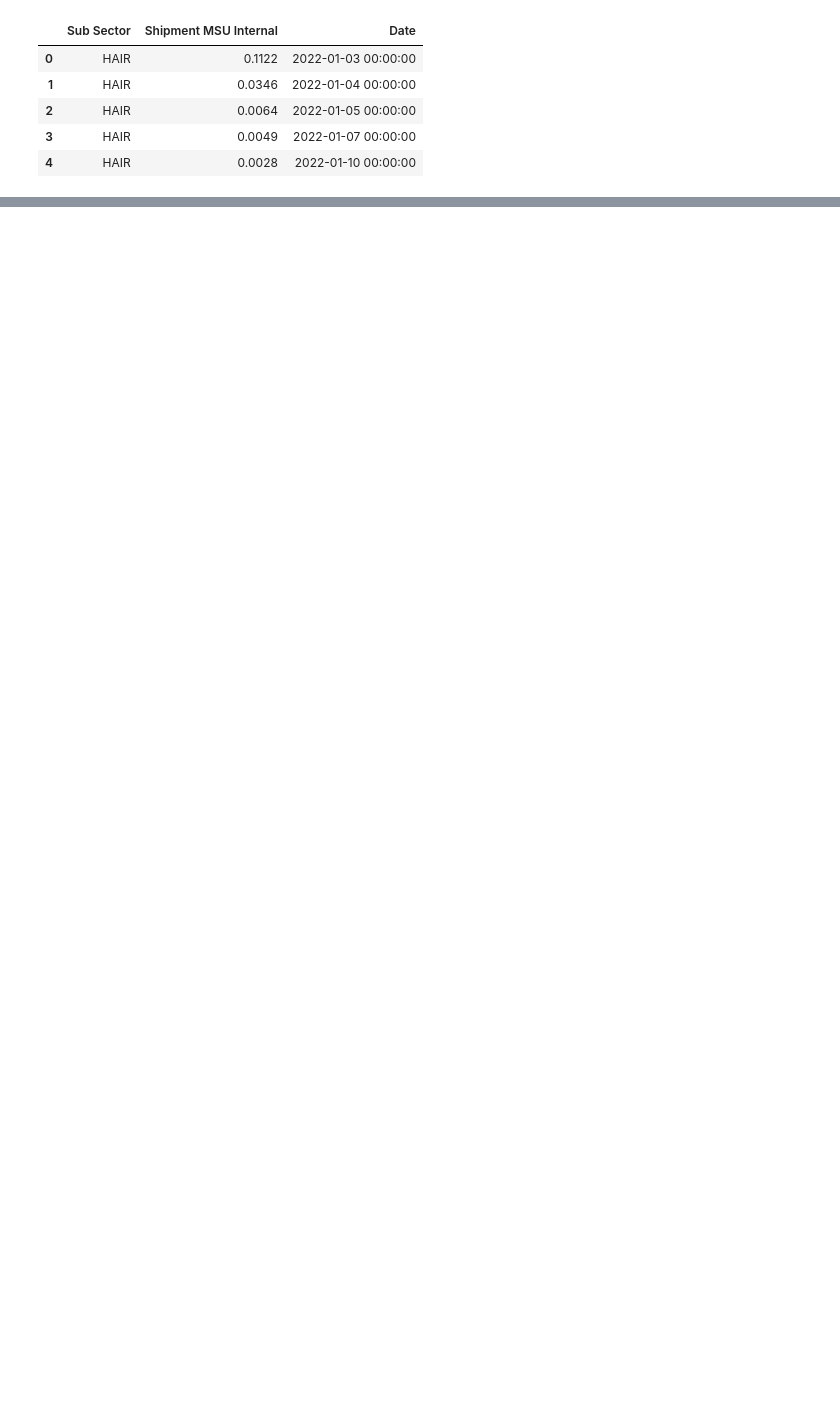
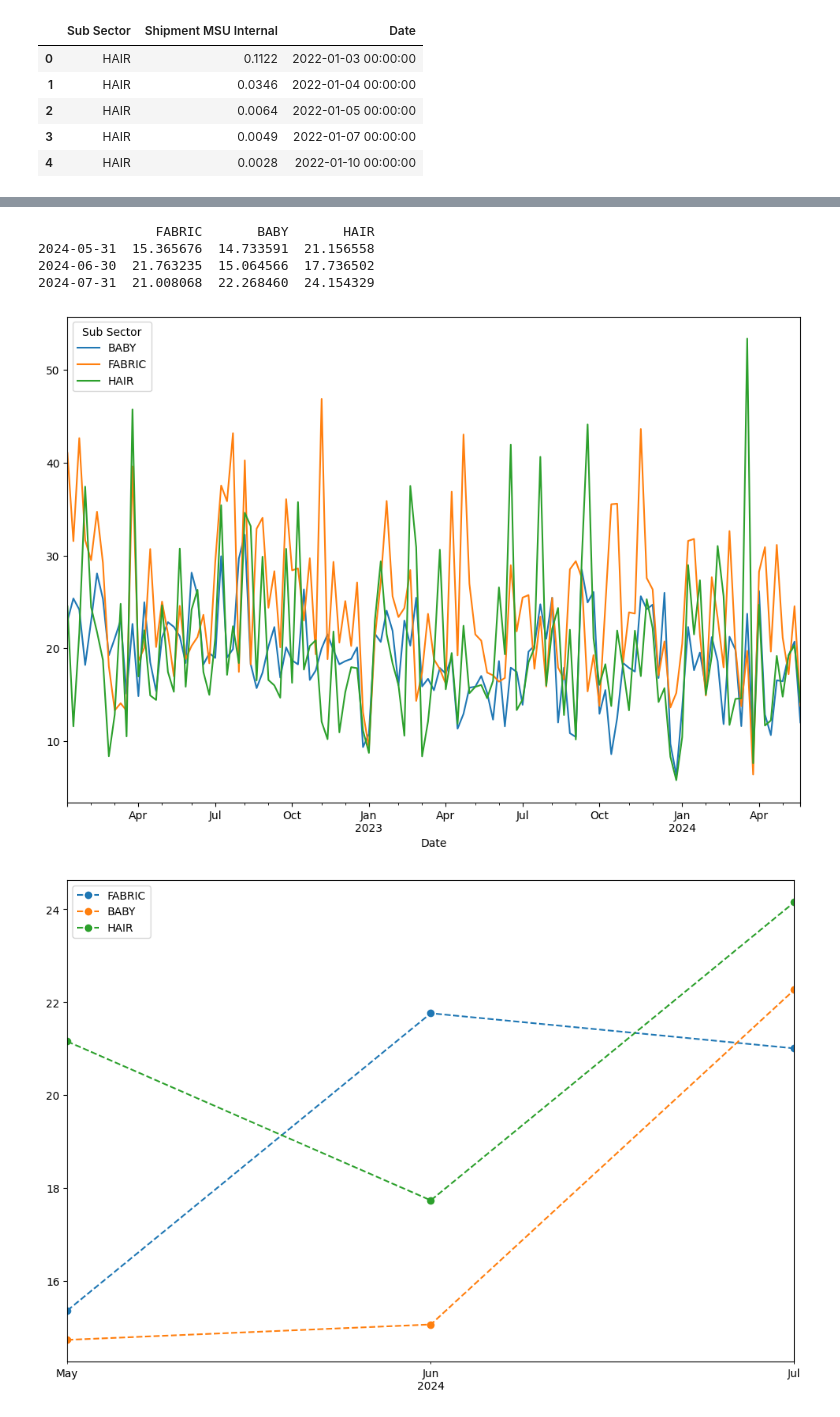
Before and after one commit to piarocket/Project, a Jupyter notebook: Vol_Forecasting_multi.ipynb, the cells around one changed output, grey strips where cells are left out. Drawn from its saved outputs; the diff is of its cells as text; code cells hidden in the pictures; blank space fills up the shorter version.

```diff
--- a/Vol_Forecasting_multi.ipynb
+++ b/Vol_Forecasting_multi.ipynb
@@ -125,0 +56,7 @@ plt.show()
+# %%
+
+# Pivot the DataFrame
+df = df.pivot_table(index='Date', columns='Sub Sector', values='Shipment MSU Internal', aggfunc='sum')
+# Fill NaN values with 0
+df= df.fillna(0)
+print(df)
@@ -125,0 +79,4 @@ plt.show()
+# %%
+df = df.resample('W').sum()
+
+print(df)
@@ -125,0 +101,43 @@ plt.show()
+# %%
+import pandas as pd
+from prophet import Prophet
+import matplotlib.pyplot as plt
+
+# Drop rows with missing values in the 'Date' column
+df.dropna(subset=['Date'], inplace=True)
+
+# Define the hierarchy based on the individual subgroups
+hierarchy = {'FABRIC': ['FABRIC'], 'BABY': ['BABY'], 'HAIR': ['HAIR']}
+
+# Prepare the data
+y = df.set_index('Date')
+
+# Perform hierarchical time series forecasting
+forecast = pd.DataFrame()
+
+for group, subgroups in hierarchy.items():
+    group_data = y[subgroups].reset_index()
+    group_data.columns = ['ds', 'y']
+
+    model = Prophet()
+    model.fit(group_data)
+
+    future = model.make_future_dataframe(periods=3, freq='M')
+    group_forecast = model.predict(future)
+
+    forecast[group] = group_forecast['yhat'].tail(3)
+
+# Set the index of the forecast DataFrame
+last_date = y.index[-1]
+forecast.index = pd.date_range(start=last_date, periods=3, freq='M')
+
+print(forecast)
+
+# Plot the historical data
+y.plot(figsize=(12, 8))
+
+# Plot the forecasts
+forecast.plot(figsize=(12, 8), linestyle='--', marker='o')
+
+plt.show()
+# %% [output]
@@ -125,0 +150,6 @@ plt.show()
+               FABRIC       BABY       HAIR
+2024-05-31  15.365676  14.733591  21.156558
+2024-06-30  21.763235  15.064566  17.736502
+2024-07-31  21.008068  22.268460  24.154329
+[figure, added]
+[figure, added]
```
Also changed, not shown: parts of 8 cells of this notebook, 1 other file.
